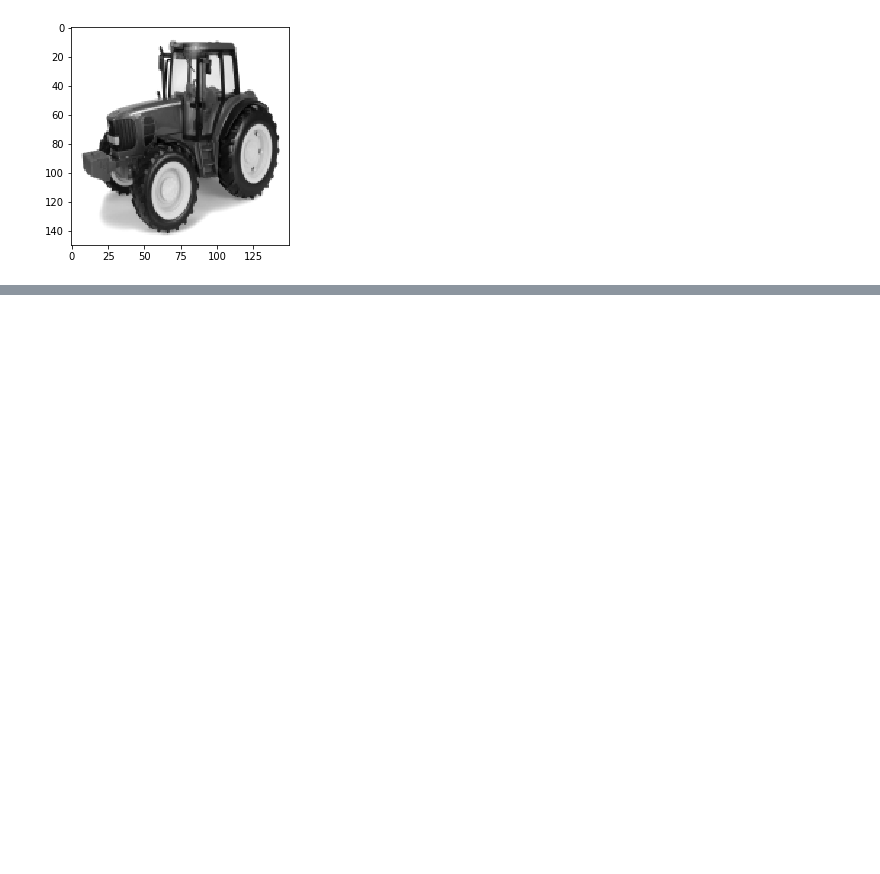
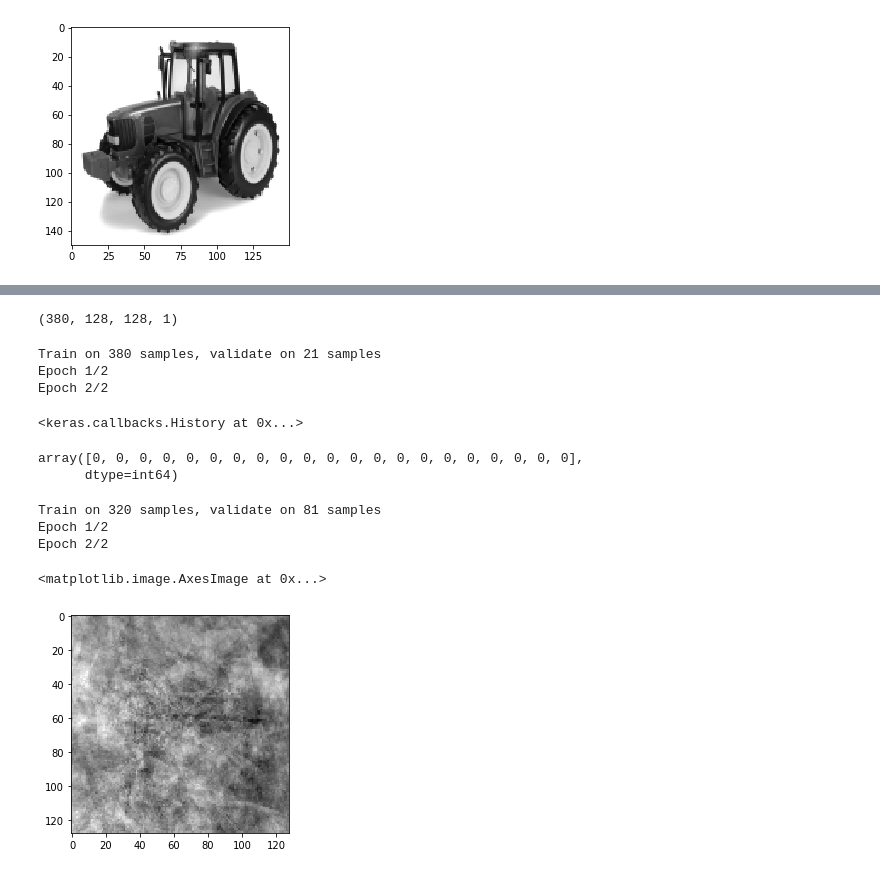
Before and after one commit to Gal-Gilor/The_Linnaeus_Bot, a Jupyter notebook: image_manipulation_playground.ipynb, the cells around one changed output, grey strips where cells are left out. Drawn from its saved outputs; the diff is of its cells as text; code cells hidden in the pictures; blank space fills up the shorter version.

```diff
--- a/image_manipulation_playground.ipynb
+++ b/image_manipulation_playground.ipynb
@@ -232,0 +271,4 @@ plt.show()
+# %%
+X_train.shape
+# %% [output]
+(380, 128, 128, 1)
@@ -232,0 +287,7 @@ plt.show()
+# %%
+model.fit(X_train, y_train, epochs=2, validation_data=(X_test, y_test))
+# %% [output]
+Train on 380 samples, validate on 21 samples
+Epoch 1/2
+Epoch 2/2
+<keras.callbacks.History at 0x...>
@@ -232,0 +300,49 @@ plt.show()
+# %%
+prediction
+# %% [output]
+array([0, 0, 0, 0, 0, 0, 0, 0, 0, 0, 0, 0, 0, 0, 0, 0, 0, 0, 0, 0, 0],
+      dtype=int64)
+# %%
+X_train1 = X_train.reshape(-1, 16384)
+X_test1 = X_test.reshape(-1, 16384)
+
+# this is our input placeholder
+input_img2 = Input(shape=(16384,))
+
+# "encoded" is the encoded representation of the input
+encoded = Dense(4000, activation='relu')(input_img2)
+encoded = Dense(2000, activation='relu')(encoded)
+encoded = Dense(1000, activation='relu')(encoded)
+encoded = Dense(500, activation='relu')(encoded)
+encoded = Dense(10, activation='sigmoid')(encoded)
+
+# "decoded" is the lossy reconstruction of the input
+decoded = Dense(500, activation='relu')(encoded)
+decoded = Dense(1000, activation='relu')(decoded)
+decoded = Dense(2000, activation='relu')(decoded)
+decoded = Dense(4000, activation='relu')(decoded)
+decoded = Dense(16384)(decoded)
+
+# this model maps an input to its reconstruction
+autoencoder2 = Model(input_img2, decoded)
+# %%
+# this model maps an input to its encoded representation
+# encoder2 = Model(input_img2, encoded)
+
+autoencoder2.compile(optimizer='adam', loss='mse')
+
+estop = keras.callbacks.EarlyStopping(monitor='val_loss', min_delta=0, patience=10, verbose=1, mode='auto')
+
+train_history = autoencoder2.fit(X_train1, X_train1, epochs=2, batch_size=1,
+                                validation_data=(X_test1, X_test1), callbacks=[estop])
+# %% [output]
+Train on 320 samples, validate on 81 samples
+Epoch 1/2
+Epoch 2/2
+# %%
+preds = autoencoder2.predict(X_test1)
+# %%
+plt.imshow(preds[0].reshape(128, 128), cmap='gray')
+# %% [output]
+<matplotlib.image.AxesImage at 0x...>
+[figure, added]
```
Also changed, not shown: parts of 33 cells of this notebook.
